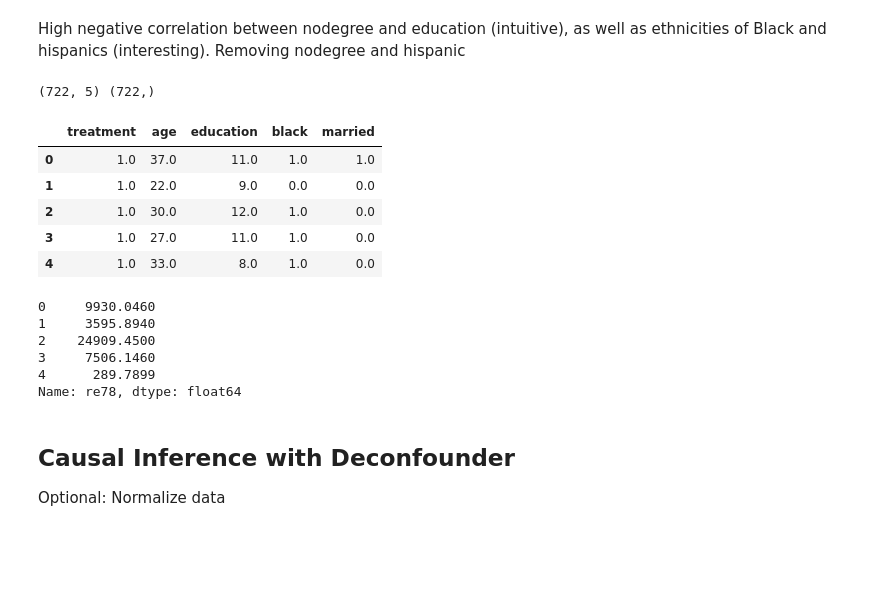
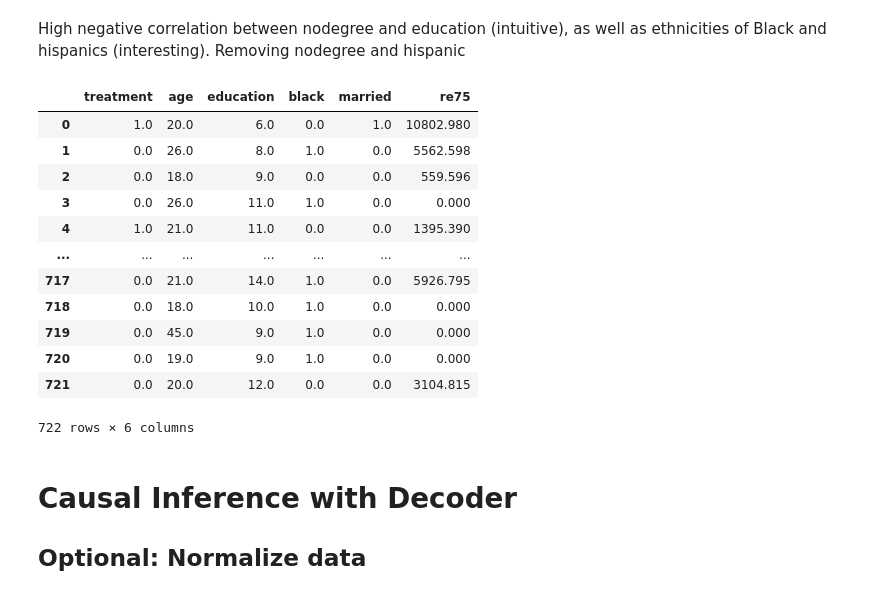
Before and after one commit to AnyaTrivedi/deconfounded_causal_inference, a Jupyter notebook: Code/Jobs.ipynb, the cells around one changed output. Saved outputs shown, nothing was run; the diff lists cells and outputs as text; code cells hidden in the pictures; blank space fills up the shorter version.

```diff
--- a/Code/Jobs.ipynb
+++ b/Code/Jobs.ipynb
@@ -97,5 +119,0 @@ data
-# %%
-#get x and y
-df = data[columns[:-1]]
-dfy = data["re78"]
-df
@@ -142,27 +179,27 @@ fea_cols = df.columns[[(not df.columns[i].endswith("nodegree")) \
-# %%
-dfX = pd.DataFrame(df[fea_cols])
-print(dfX.shape, dfy.shape)
-# %% [output]
-(722, 5) (722,)
+# %%
+def remove_correlated_features(df, column_list):
+  "Remove the columns in column_list, return seperate df with dropped columns. Do not modify original"
+  dfX = df.drop(column_list, axis = 1, inplace= False)
+  return dfX
+# %%
+dfX = remove_correlated_features(df, ["nodegree", "hispanic"])
 # %%
-dfX.head()
+dfX
 # %% [output]
-|  | treatment | age | education | black | married |
-| 0 | 1.0 | 37.0 | 11.0 | 1.0 | 1.0 |
-| 1 | 1.0 | 22.0 | 9.0 | 0.0 | 0.0 |
-| 2 | 1.0 | 30.0 | 12.0 | 1.0 | 0.0 |
-| 3 | 1.0 | 27.0 | 11.0 | 1.0 | 0.0 |
-| 4 | 1.0 | 33.0 | 8.0 | 1.0 | 0.0 |
+|  | treatment | age | education | black | married | re75 |
+| 0 | 1.0 | 20.0 | 6.0 | 0.0 | 1.0 | 10802.980 |
+| 1 | 0.0 | 26.0 | 8.0 | 1.0 | 0.0 | 5562.598 |
+| 2 | 0.0 | 18.0 | 9.0 | 0.0 | 0.0 | 559.596 |
+| 3 | 0.0 | 26.0 | 11.0 | 1.0 | 0.0 | 0.000 |
+| 4 | 1.0 | 21.0 | 11.0 | 0.0 | 0.0 | 1395.390 |
+| ... | ... | ... | ... | ... | ... | ... |
+| 717 | 0.0 | 21.0 | 14.0 | 1.0 | 0.0 | 5926.795 |
+| 718 | 0.0 | 18.0 | 10.0 | 1.0 | 0.0 | 0.000 |
+| 719 | 0.0 | 45.0 | 9.0 | 1.0 | 0.0 | 0.000 |
+| 720 | 0.0 | 19.0 | 9.0 | 1.0 | 0.0 | 0.000 |
+| 721 | 0.0 | 20.0 | 12.0 | 0.0 | 0.0 | 3104.815 |
+722 rows × 6 columns
-# %%
-dfy[:5]
-# %% [output]
-0     9930.0460
-1     3595.8940
-2    24909.4500
-3     7506.1460
-4      289.7899
-Name: re78, dtype: float64
 # %% [markdown]
-## Causal Inference with Deconfounder
+# Causal Inference with Decoder
 
-Optional: Normalize data
+## Optional: Normalize data
```
Also changed, not shown: parts of 44 cells of this notebook.
